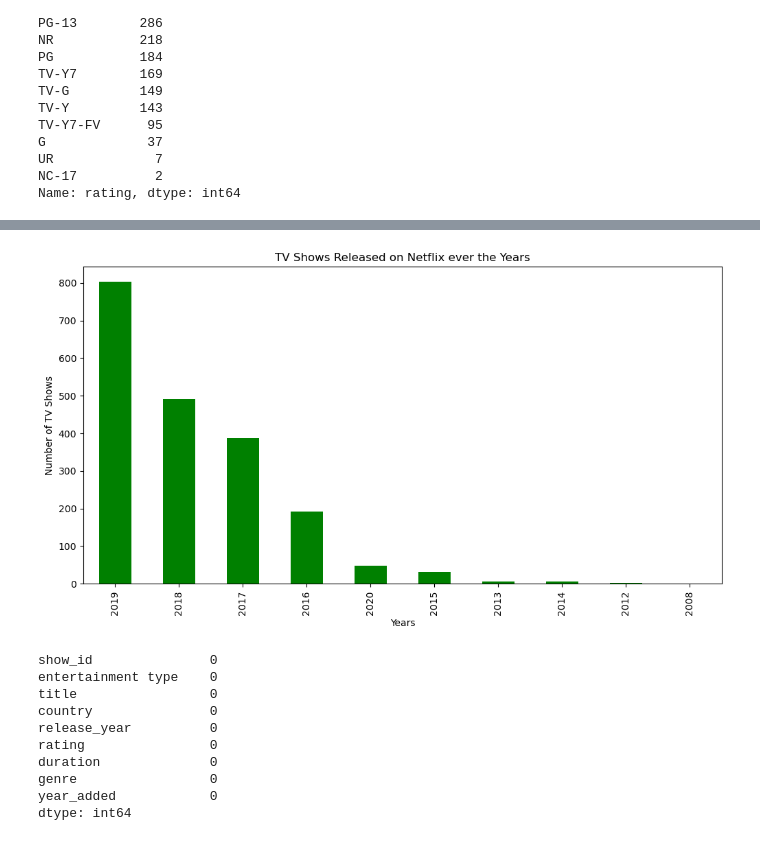
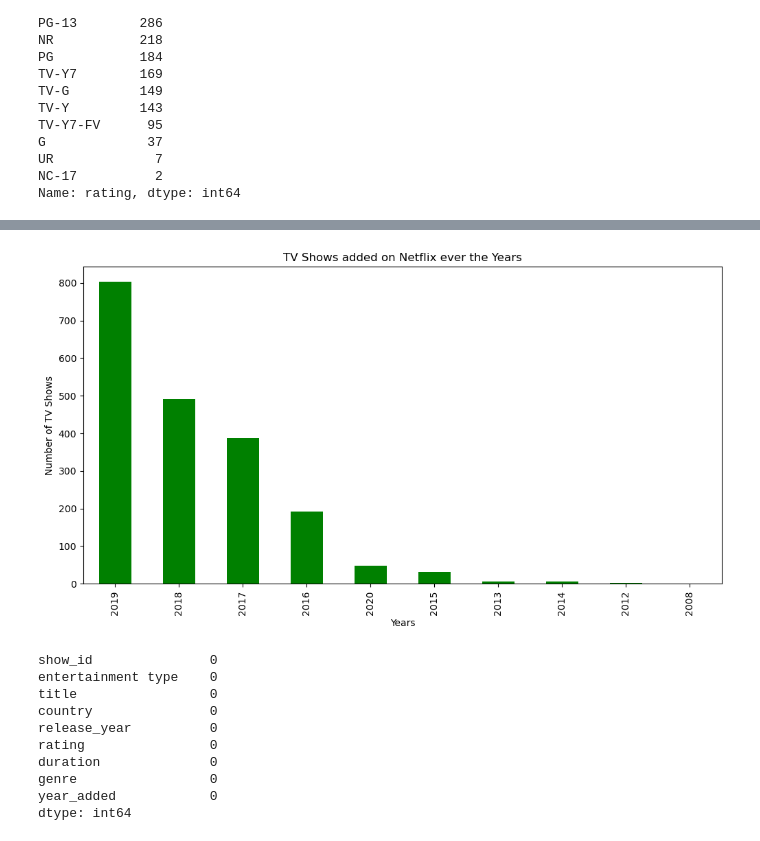
Before and after one commit to guptga/NetFlix-Movies-and-TV-Shows-Analysis, a Jupyter notebook: Netflix Data Analysis .ipynb, the cells around one changed output, grey strips where cells are left out. Saved outputs shown, nothing was run; the diff lists cells and outputs as text; code cells hidden in the pictures.

```diff
--- a/Netflix Data Analysis .ipynb
+++ b/Netflix Data Analysis .ipynb
@@ -256,12 +313,12 @@ plt.show()
 # %%
 plt.figure(figsize=(12,6))
 netflix_data_df[netflix_data_df["entertainment type"]=="TV Show"]["year_added"].value_counts().plot(kind="bar",color="Green")
-plt.title("TV Shows Released on Netflix ever the Years")
+plt.title("TV Shows added on Netflix ever the Years")
 plt.xlabel("Years")
 plt.ylabel("Number of TV Shows")
 plt.show()
 # %% [output]
-[figure, old version]
+[figure, new version]
 # %%
 netflix_data_df.isnull().sum()
 # %% [output]
```
Also changed, not shown: parts of 49 cells of this notebook, 2 other files.
